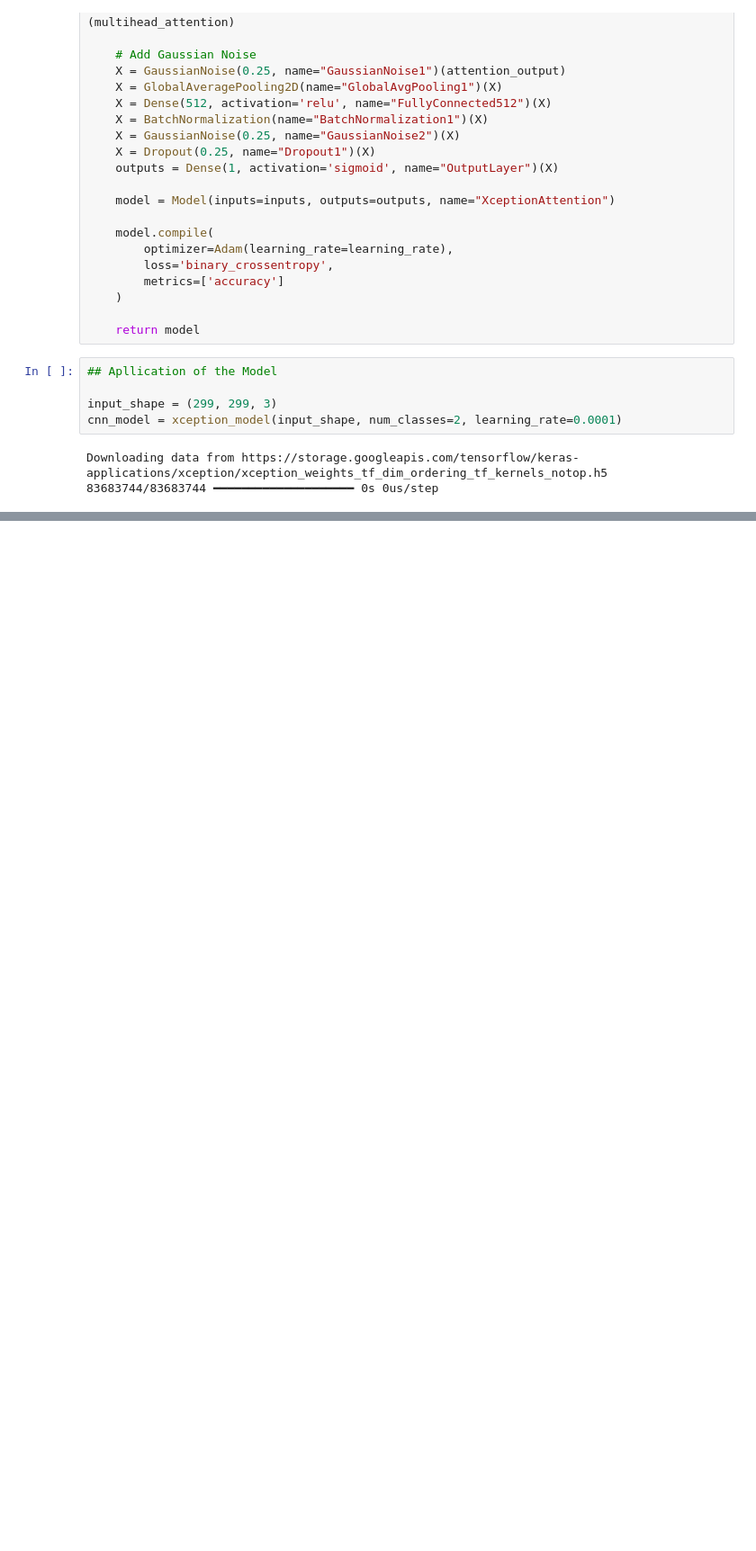
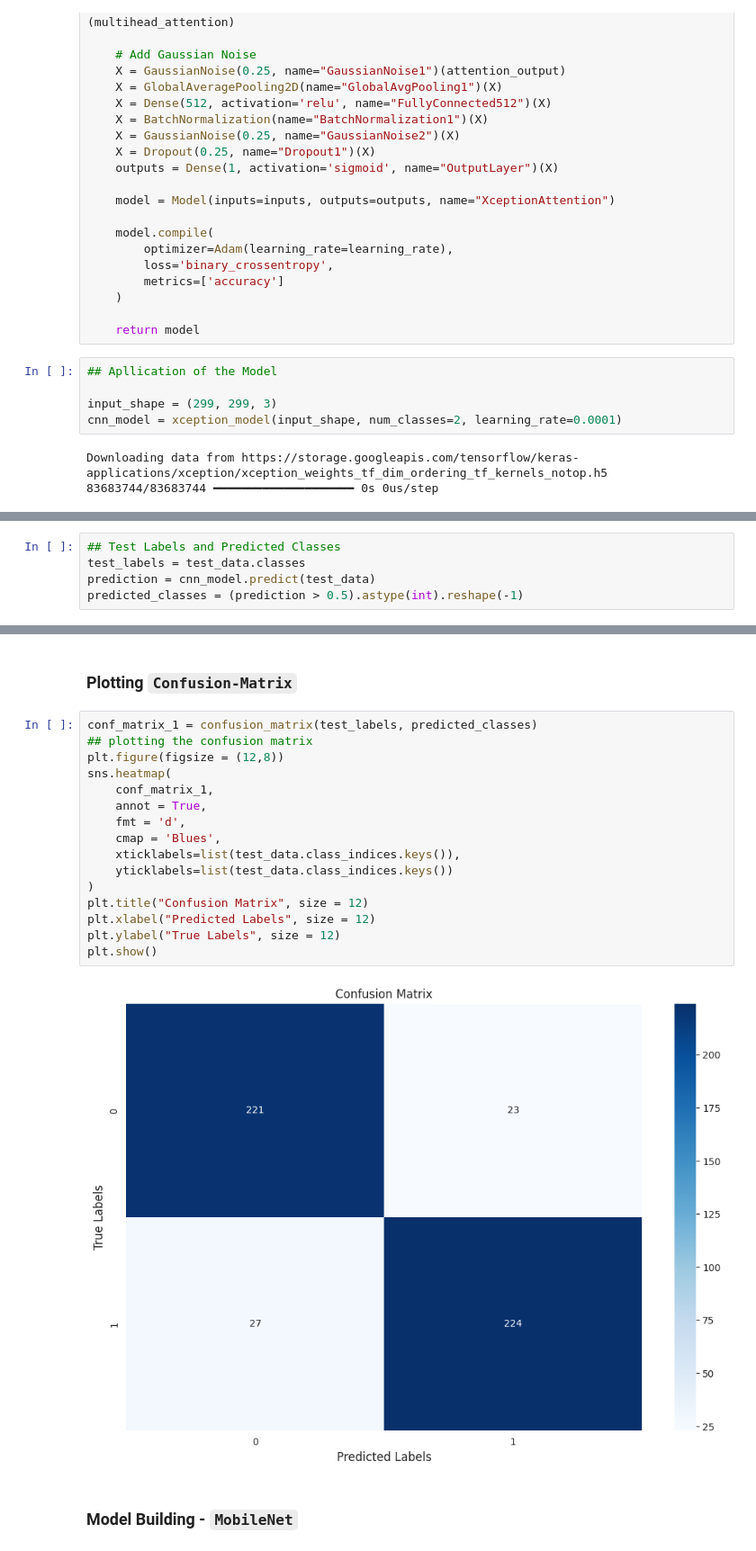
Before and after one commit to SaibalPatraDS/Classification-of-Normal-and-OSCC-Images, a Jupyter notebook: classification-of-normal-and-oscc-images.ipynb, the cells around one changed output, grey strips where cells are left out. Shown at 90% size. Drawn from its saved outputs; the diff is of its cells as text; blank space fills up the shorter version.

Commit message:
Kaggle Notebook | Classification of Normal and OSCC Images | Version 4

```diff
--- a/classification-of-normal-and-oscc-images.ipynb
+++ b/classification-of-normal-and-oscc-images.ipynb
@@ -394,0 +416,5 @@ I0000 00:00:1732470797.148928     100 device_compiler.h:188] Compiled cluster us
+# %%
+## Test Labels and Predicted Classes
+test_labels = test_data.classes
+prediction = cnn_model.predict(test_data)
+predicted_classes = (prediction > 0.5).astype(int).reshape(-1)
@@ -394,0 +437,22 @@ I0000 00:00:1732470797.148928     100 device_compiler.h:188] Compiled cluster us
+# %% [markdown]
+### Plotting `Confusion-Matrix`
+# %%
+conf_matrix_1 = confusion_matrix(test_labels, predicted_classes)
+## plotting the confusion matrix
+plt.figure(figsize = (12,8))
+sns.heatmap(
+    conf_matrix_1,
+    annot = True,
+    fmt = 'd',
+    cmap = 'Blues',
+    xticklabels=list(test_data.class_indices.keys()),
+    yticklabels=list(test_data.class_indices.keys())
+)
+plt.title("Confusion Matrix", size = 12)
+plt.xlabel("Predicted Labels", size = 12)
+plt.ylabel("True Labels", size = 12)
+plt.show()
+# %% [output]
+[figure, added]
+# %% [markdown]
+### Model Building - `MobileNet`
```
Also changed, not shown: parts of 19 cells of this notebook.
